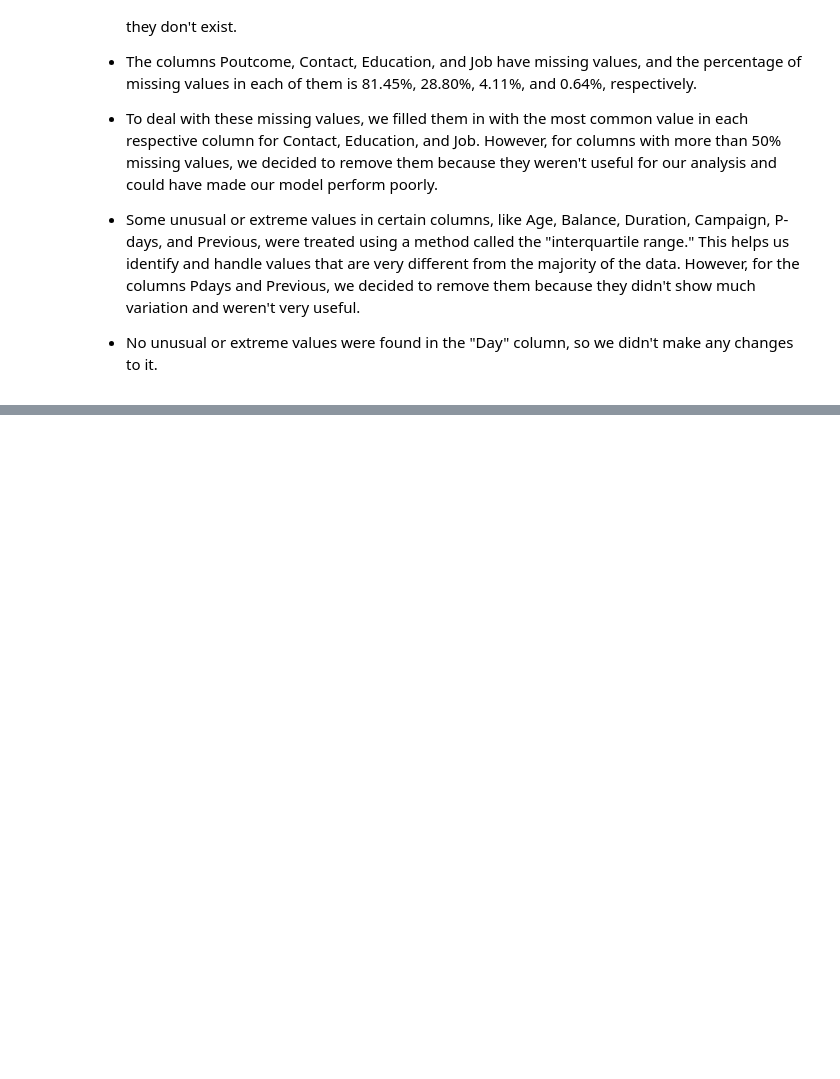
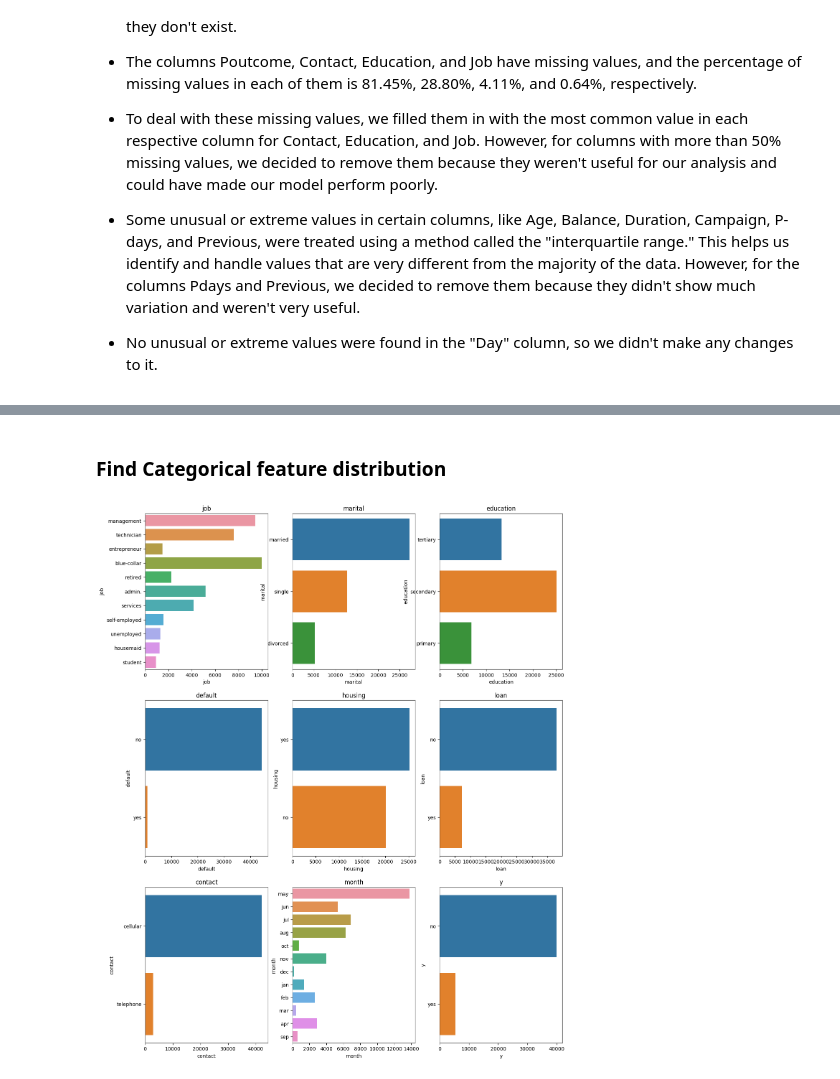
Before and after one commit to swapnalishamrao/Supervised_ML_Classification_Project_2, a Jupyter notebook: Supervised_ML_Classification_Project_2.ipynb, the cells around one changed output, grey strips where cells are left out. Saved outputs shown, nothing was run; the diff lists cells and outputs as text; code cells hidden in the pictures; blank space fills up the shorter version.

```diff
--- a/Supervised_ML_Classification_Project_2.ipynb
+++ b/Supervised_ML_Classification_Project_2.ipynb
@@ -658,0 +771,22 @@ ________________________________________________________________________________
+# %% [markdown]
+### **Find Categorical feature distribution**
+# %%
+import matplotlib.pyplot as plt
+import seaborn as sns
+
+plt.figure(figsize=(15, 80), facecolor='white')
+plotnumber = 1
+
+# Assuming you have a list of categorical feature names called categorical_variables_list
+categorical_variables_list = ['job', 'marital', 'education', 'default', 'housing', 'loan', 'contact', 'month','y']
+
+for categorical_variable in categorical_variables_list:
+    ax = plt.subplot(12, 3, plotnumber)
+    sns.countplot(y=categorical_variable, data=df)  # Use the data parameter to specify the DataFrame
+    plt.xlabel(categorical_variable)
+    plt.title(categorical_variable)
+    plotnumber += 1
+
+plt.show()
+# %% [output]
+[figure, added]
```
Also changed, not shown: parts of 33 cells of this notebook.
